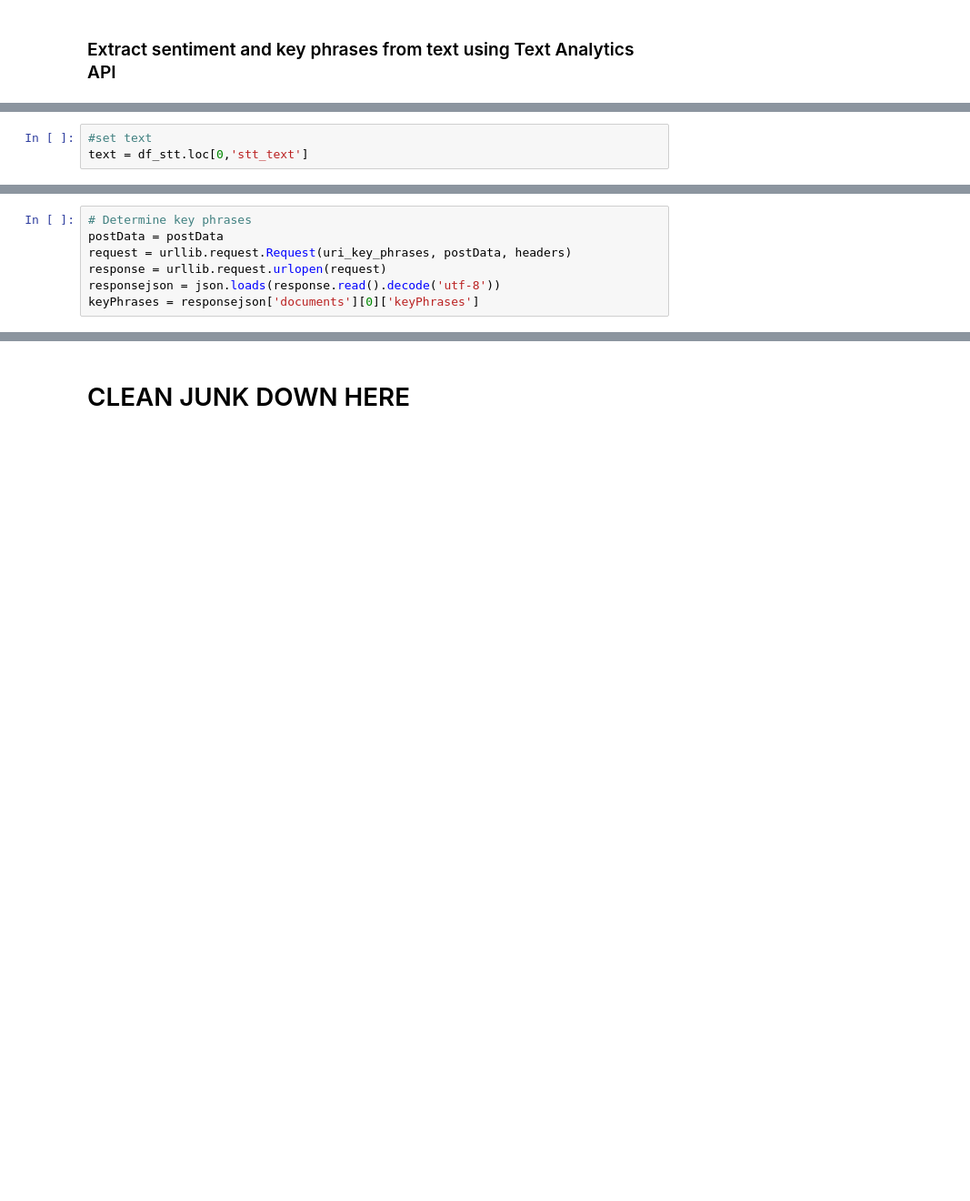
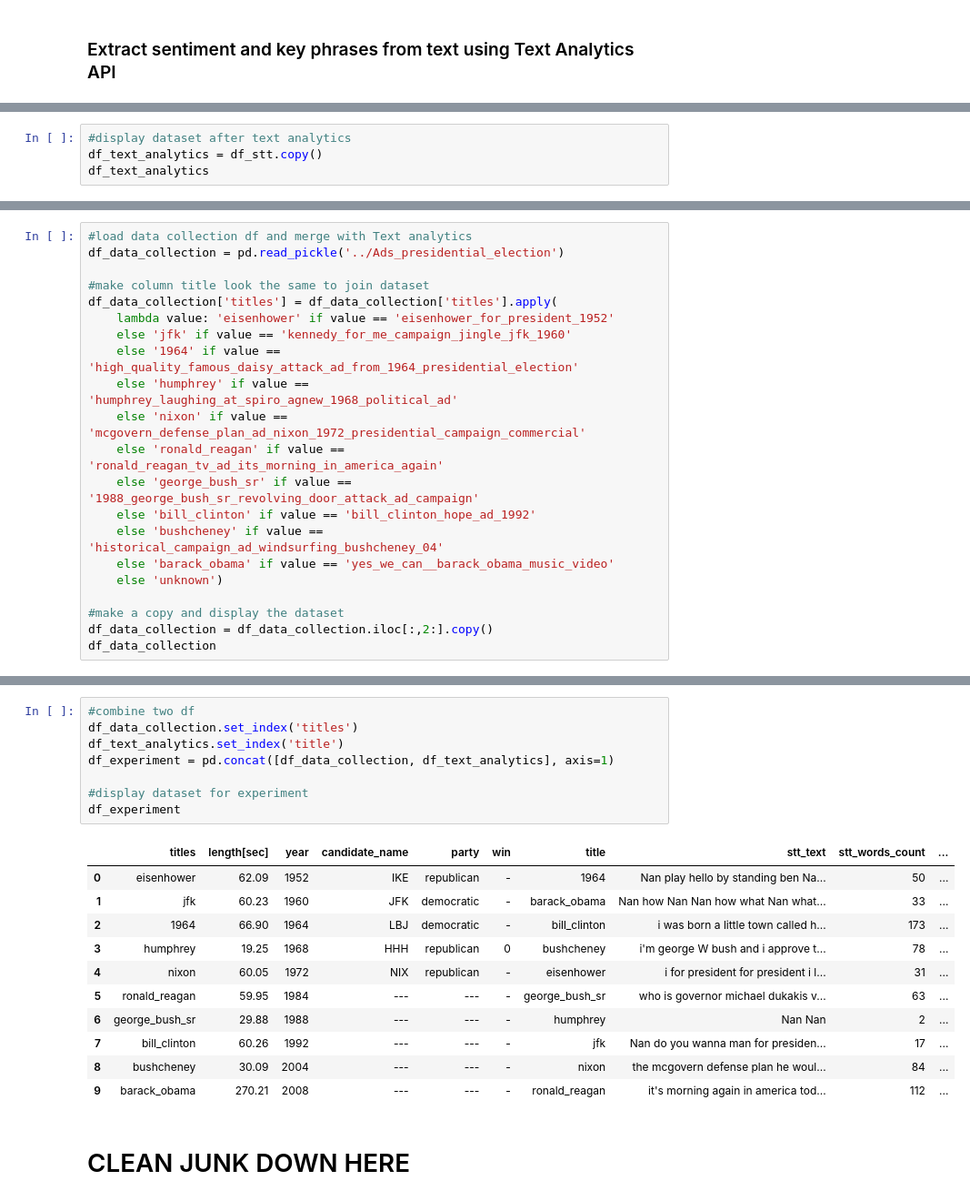
Before and after one commit to IQSS/dss-workshops-archived, a Jupyter notebook: public_cloud_computing/experiment/FE/FE.ipynb, the cells around one changed output, grey strips where cells are left out. Shown at 91% size. Cells and saved outputs as stored; diff of their text form; blank space fills up the shorter version.

Commit message:
Updated FE features extraction. Functions built: convert audio to text, sentiment analysis, key phrases. Functions to do: extract image contents, ocr.

```diff
--- a/public_cloud_computing/experiment/FE/FE.ipynb
+++ b/public_cloud_computing/experiment/FE/FE.ipynb
@@ -737,3 +749,0 @@ uri_key_phrases = 'https://eastus.api.cognitive.microsoft.com/text/analytics/v2.
-# %%
-#set text
-text = df_stt.loc[0,'stt_text']
@@ -765,7 +749,0 @@ sentiment
-# %%
-# Determine key phrases
-postData = postData
-request = urllib.request.Request(uri_key_phrases, postData, headers)
-response = urllib.request.urlopen(request)
-responsejson = json.loads(response.read().decode('utf-8'))
-keyPhrases = responsejson['documents'][0]['keyPhrases']
@@ -795,0 +821,4 @@ keyPhrases
+# %%
+#display dataset after text analytics
+df_text_analytics = df_stt.copy()
+df_text_analytics
@@ -795,0 +837,21 @@ keyPhrases
+# %%
+#load data collection df and merge with Text analytics
+df_data_collection = pd.read_pickle('../Ads_presidential_election')
+
+#make column title look the same to join dataset
+df_data_collection['titles'] = df_data_collection['titles'].apply(
+    lambda value: 'eisenhower' if value == 'eisenhower_for_president_1952'
+    else 'jfk' if value == 'kennedy_for_me_campaign_jingle_jfk_1960'
+    else '1964' if value == 'high_quality_famous_daisy_attack_ad_from_1964_presidential_election'
+    else 'humphrey' if value == 'humphrey_laughing_at_spiro_agnew_1968_political_ad'
+    else 'nixon' if value == 'mcgovern_defense_plan_ad_nixon_1972_presidential_campaign_commercial'
+    else 'ronald_reagan' if value == 'ronald_reagan_tv_ad_its_morning_in_america_again'
+    else 'george_bush_sr' if value == '1988_george_bush_sr_revolving_door_attack_ad_campaign'
+    else 'bill_clinton' if value == 'bill_clinton_hope_ad_1992'
+    else 'bushcheney' if value == 'historical_campaign_ad_windsurfing_bushcheney_04'
+    else 'barack_obama' if value == 'yes_we_can__barack_obama_music_video'
+    else 'unknown')
+
+#make a copy and display the dataset
+df_data_collection = df_data_collection.iloc[:,2:].copy()
+df_data_collection
@@ -796,2 +870,22 @@ keyPhrases
+# %%
+#combine two df
+df_data_collection.set_index('titles')
+df_text_analytics.set_index('title')
+df_experiment = pd.concat([df_data_collection, df_text_analytics], axis=1)
+
+#display dataset for experiment
+df_experiment
+# %% [output]
+|  | titles | length[sec] | year | candidate_name | party | win | title | stt_text | stt_words_count | ... |
+| 0 | eisenhower | 62.09 | 1952 | IKE | republican | - | 1964 | Nan play hello by standing ben Na... | 50 | ... |
+| 1 | jfk | 60.23 | 1960 | JFK | democratic | - | barack_obama | Nan how Nan Nan how what Nan what... | 33 | ... |
+| 2 | 1964 | 66.90 | 1964 | LBJ | democratic | - | bill_clinton | i was born a little town called h... | 173 | ... |
+| 3 | humphrey | 19.25 | 1968 | HHH | republican | 0 | bushcheney | i'm george W bush and i approve t... | 78 | ... |
+| 4 | nixon | 60.05 | 1972 | NIX | republican | - | eisenhower | i for president for president i l... | 31 | ... |
+| 5 | ronald_reagan | 59.95 | 1984 | --- | --- | - | george_bush_sr | who is governor michael dukakis v... | 63 | ... |
+| 6 | george_bush_sr | 29.88 | 1988 | --- | --- | - | humphrey | Nan Nan | 2 | ... |
+| 7 | bill_clinton | 60.26 | 1992 | --- | --- | - | jfk | Nan do you wanna man for presiden... | 17 | ... |
+| 8 | bushcheney | 30.09 | 2004 | --- | --- | - | nixon | the mcgovern defense plan he woul... | 84 | ... |
+| 9 | barack_obama | 270.21 | 2008 | --- | --- | - | ronald_reagan | it's morning again in america tod... | 112 | ... |
 # %% [markdown]
 # CLEAN JUNK DOWN HERE
```
Also changed, not shown: parts of 23 cells of this notebook.
